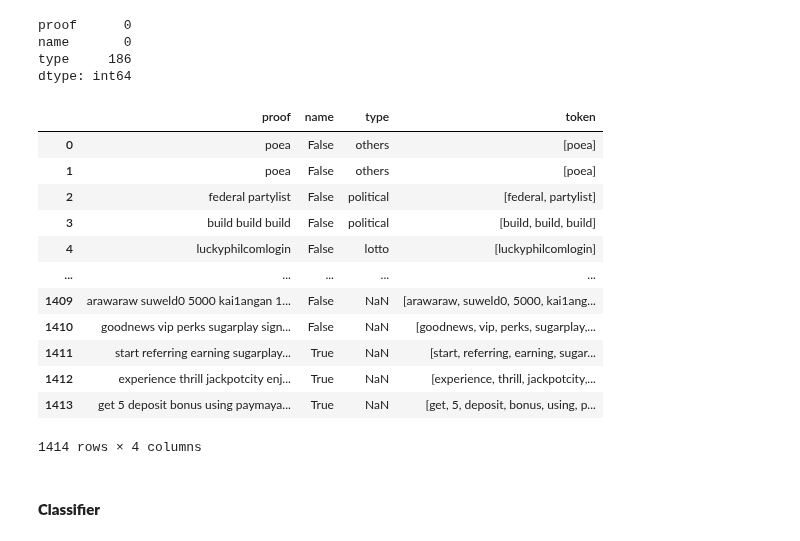
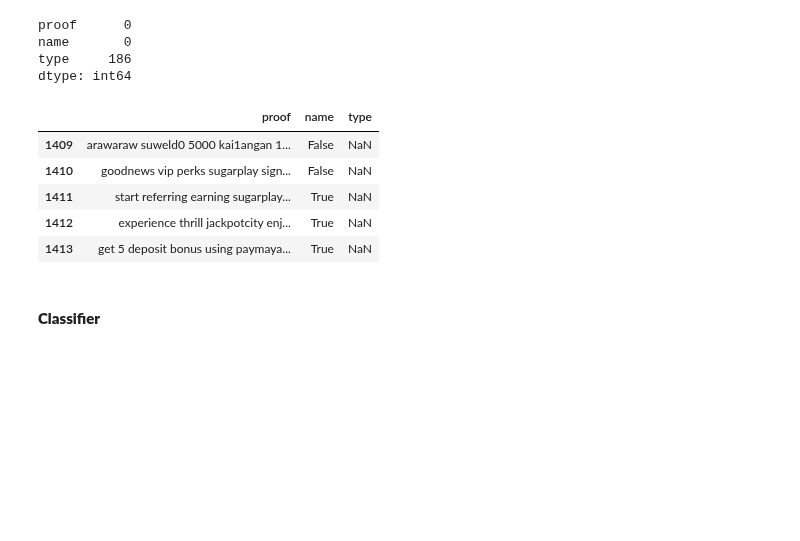
Before and after one commit to AGR-Yes/ScamMessagesPhilippines, a Jupyter notebook: PhilippineSpamSMS_Phase_2.ipynb, the cells around one changed output. Saved outputs shown, nothing was run; the diff lists cells and outputs as text; code cells hidden in the pictures; blank space fills up the shorter version.

Commit message:
Token fix

```diff
--- a/PhilippineSpamSMS_Phase_2.ipynb
+++ b/PhilippineSpamSMS_Phase_2.ipynb
@@ -363,7 +347,3 @@ type     186
 dtype: int64
 # %%
 text_only['proof'] = text_only['proof'].astype(str).str.lower()
-# %%
-regexp = RegexpTokenizer('\w+')
-
-text_only['token'] = text_only['proof'].apply(regexp.tokenize)
@@ -370,19 +357,12 @@ text_only['token'] = text_only['proof'].apply(regexp.tokenize)
 # %%
-text_only
+text_only.tail()
 # %% [output]
-|  | proof | name | type | token |
-| 0 | poea | False | others | [poea] |
-| 1 | poea | False | others | [poea] |
-| 2 | federal partylist | False | political | [federal, partylist] |
-| 3 | build build build | False | political | [build, build, build] |
-| 4 | luckyphilcomlogin | False | lotto | [luckyphilcomlogin] |
-| ... | ... | ... | ... | ... |
-| 1409 | arawaraw suweld0 5000 kai1angan 1... | False | NaN | [arawaraw, suweld0, 5000, kai1ang... |
-| 1410 | goodnews vip perks sugarplay sign... | False | NaN | [goodnews, vip, perks, sugarplay,... |
-| 1411 | start referring earning sugarplay... | True | NaN | [start, referring, earning, sugar... |
-| 1412 | experience thrill jackpotcity enj... | True | NaN | [experience, thrill, jackpotcity,... |
-| 1413 | get 5 deposit bonus using paymaya... | True | NaN | [get, 5, deposit, bonus, using, p... |
+|  | proof | name | type |
+| 1409 | arawaraw suweld0 5000 kai1angan 1... | False | NaN |
+| 1410 | goodnews vip perks sugarplay sign... | False | NaN |
+| 1411 | start referring earning sugarplay... | True | NaN |
+| 1412 | experience thrill jackpotcity enj... | True | NaN |
+| 1413 | get 5 deposit bonus using paymaya... | True | NaN |
-1414 rows × 4 columns
 # %% [markdown]
 #### **Classifier**
 # %%
```
Also changed, not shown: parts of 10 cells of this notebook.
